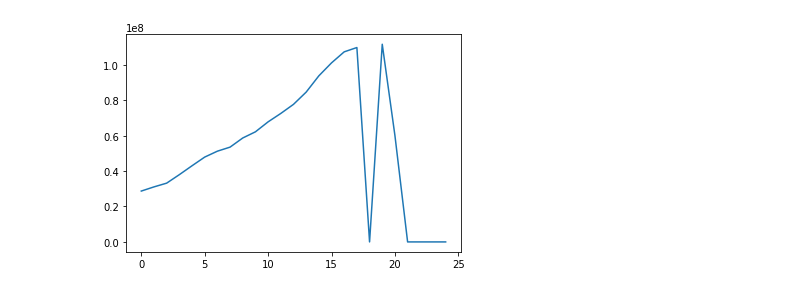
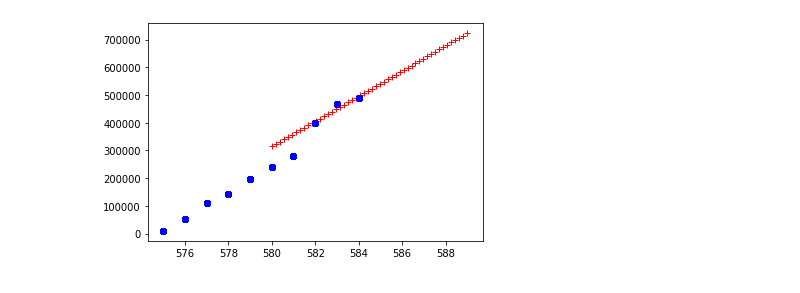
Before and after one commit to anchor228/Reservoirs_project, a Jupyter notebook: Clean_and_Interpolate.ipynb, the cells around one changed output. Saved outputs shown, nothing was run; the diff lists cells and outputs as text; code cells hidden in the pictures.

```diff
--- a/Clean_and_Interpolate.ipynb
+++ b/Clean_and_Interpolate.ipynb
@@ -18,5 +15,5 @@ The dataframes can be contained individually inside a list. Eventually, this cod
 # %%
-t = 25 # this is just to test individual reservoirs, like a random one from the list
+t = 121 # this is just to test individual reservoirs, like a random one from the list
 
 #Split the dataframe into multiple dataframes, one for each reservoir
 ID_array = np.unique(df.index)
@@ -38,6 +35,82 @@ for reservoir in data_list:
 
 #Have a look at the unedited surface area graph for the random reservoir you chose
 test1 = data_list_reindex[t]
+max_ = test1.index.max()
+min_ = test1.index.min()
+
+#Delete bad data
+data_list2 = []
+for n in data_list_reindex:
+# This loop gets rid of datapoints if they show the surface area going down with depth, when it should go up
+    obs_list = []
+
+    for i, obs in n.iterrows():
+        if i == 0: #We always put the first point in, even if it's bad (will fix later)
+            obs_list.append(obs)
+            continue
+        if obs["Surface Area"] > obs_list[-1]["Surface Area"]: # if the number is bigger than the number before it, keep.
+            obs_list.append(obs)
+
+        obs_df = pd.DataFrame(obs_list)
+    data_list2.append(obs_df)
+test2 = data_list2[t]
+
+max_2 = test2.index.max()
+min_2 = test2.index.min()
+
+#Fill gaps in depth and assign NaN surface area for those depths
+test3 = test2.reindex(range(min_, max_+1))
+test3['Depth'] = test1['Depth']
+test3['ID'] = test1['ID']
+
+#Interpolate
+test4 = test3
+test4['Surface Area'] = test3['Surface Area'].interpolate()
+test4 = test4.head(max_2+1) #take off the end that's flatlining
+
+#Take top 20% + 1 of data points
+x = list(test4['Depth'])
+y = list(test4['Surface Area'])
+length = len(x)
+top20p = length*0.2
+n_datapoints = round(top20p, 0) + 1
+n_datapoints = int(n_datapoints)
+test5 = test4.tail(n_datapoints)
+
+top_x = list(test5['Depth'])
+top_y = list(test5['Surface Area'])
+
 print('GaugeID: ', test1.at[0, 'ID'])
-test1['Surface Area'].plot()
+print('Original index range = ', min_, 'to', max_)
+print('Cleaned index range = ', min_2, 'to', max_2)
+print('Top 20% + 1 data points = ', n_datapoints)
+
+# Make a polynomial function to fit a curve to the datapoints
+z = np.polyfit(top_x, top_y, 1) #use first degree polynomial
+f = np.poly1d(z)
+n_fit = len(f)
+start = x[0]
+stop = x[-1]
+for x1 in np.linspace(start, stop):
+    plt.plot(x, y, 'bo')
+    plt.plot(x1+5, f(x1+5), 'r+')
+
+plt.axis()
+plt.show()
+
+# Compare to fitting a line to the top 2 data points
+test6 = test4.tail(2)
+top_x = list(test6['Depth'])
+top_y = list(test6['Surface Area'])
+z = np.polyfit(top_x, top_y, 1)
+f = np.poly1d(z)
+n_fit = len(f)
+start = x[0]
+stop = x[-1]
+for x1 in np.linspace(start, stop):
+    plt.plot(x, y, 'bo')
+    plt.plot(x1+5, f(x1+5), 'r+')
+
+plt.axis()
+plt.show()
 # %% [output]
@@ -46 +121 @@ GaugeID:  143036A
-[figure, old version]
+[figure, new version]
```
Also changed, not shown: parts of 12 cells of this notebook, 2 other files.
